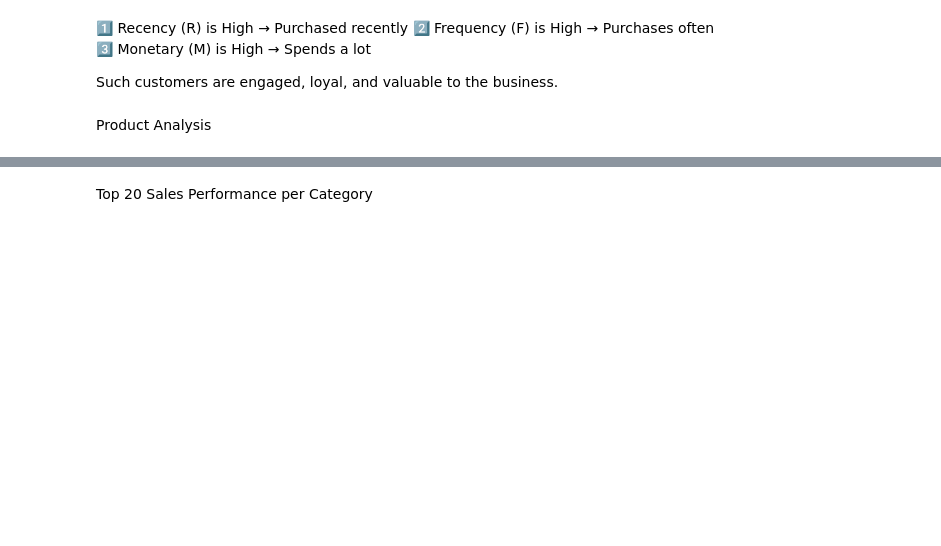
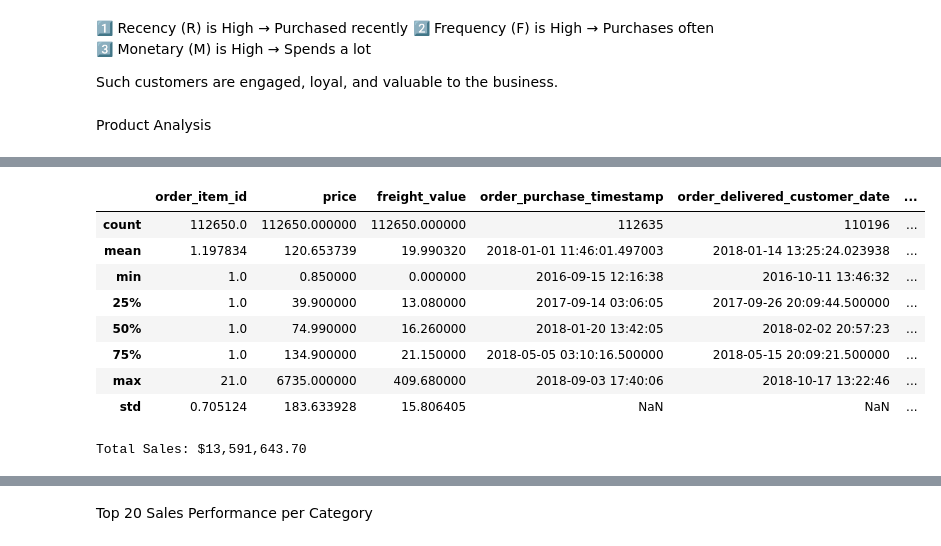
Before and after one commit to cheong288/dsai-module-2-final-project, a Jupyter notebook: EDA.ipynb, the cells around one changed output, grey strips where cells are left out. Drawn from its saved outputs; the diff is of its cells as text; code cells hidden in the pictures; blank space fills up the shorter version.

Commit message:
EDA final version
Amend some code for the inaccurate of sales .

```diff
--- a/EDA.ipynb
+++ b/EDA.ipynb
@@ -299,3 +356,21 @@ print(df1.head())
+# %%
+df1.describe()
+# %% [output]
+|  | order_item_id | price | freight_value | order_purchase_timestamp | order_delivered_customer_date | ... |
+| count | 112650.0 | 112650.000000 | 112650.000000 | 112635 | 110196 | ... |
+| mean | 1.197834 | 120.653739 | 19.990320 | 2018-01-01 11:46:01.497003 | 2018-01-14 13:25:24.023938 | ... |
+| min | 1.0 | 0.850000 | 0.000000 | 2016-09-15 12:16:38 | 2016-10-11 13:46:32 | ... |
+| 25% | 1.0 | 39.900000 | 13.080000 | 2017-09-14 03:06:05 | 2017-09-26 20:09:44.500000 | ... |
+| 50% | 1.0 | 74.990000 | 16.260000 | 2018-01-20 13:42:05 | 2018-02-02 20:57:23 | ... |
+| 75% | 1.0 | 134.900000 | 21.150000 | 2018-05-05 03:10:16.500000 | 2018-05-15 20:09:21.500000 | ... |
+| max | 21.0 | 6735.000000 | 409.680000 | 2018-09-03 17:40:06 | 2018-10-17 13:22:46 | ... |
+| std | 0.705124 | 183.633928 | 15.806405 | NaN | NaN | ... |
+# %%
+# sum total sales
+total_sales = df1['price'].sum()
+print(f'Total Sales: ${total_sales:,.2f}')
+# %% [output]
+Total Sales: $13,591,643.70
 # %%
 # Load product category translations and product_category_name from product_dataset
 df3 = pd.read_csv('/mnt/c/Users/linze/Documents/sctp/dsai-module-2-final-project/data/product_category_name_translation.csv')
```
Also changed, not shown: parts of 22 cells of this notebook.
